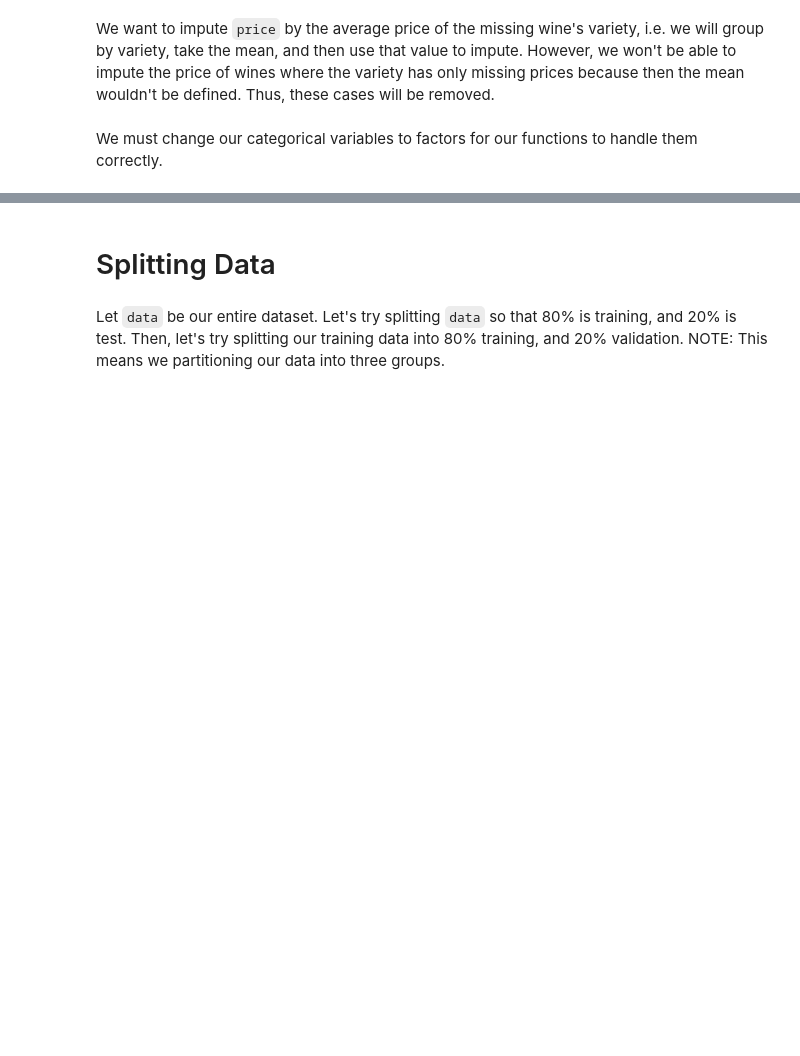
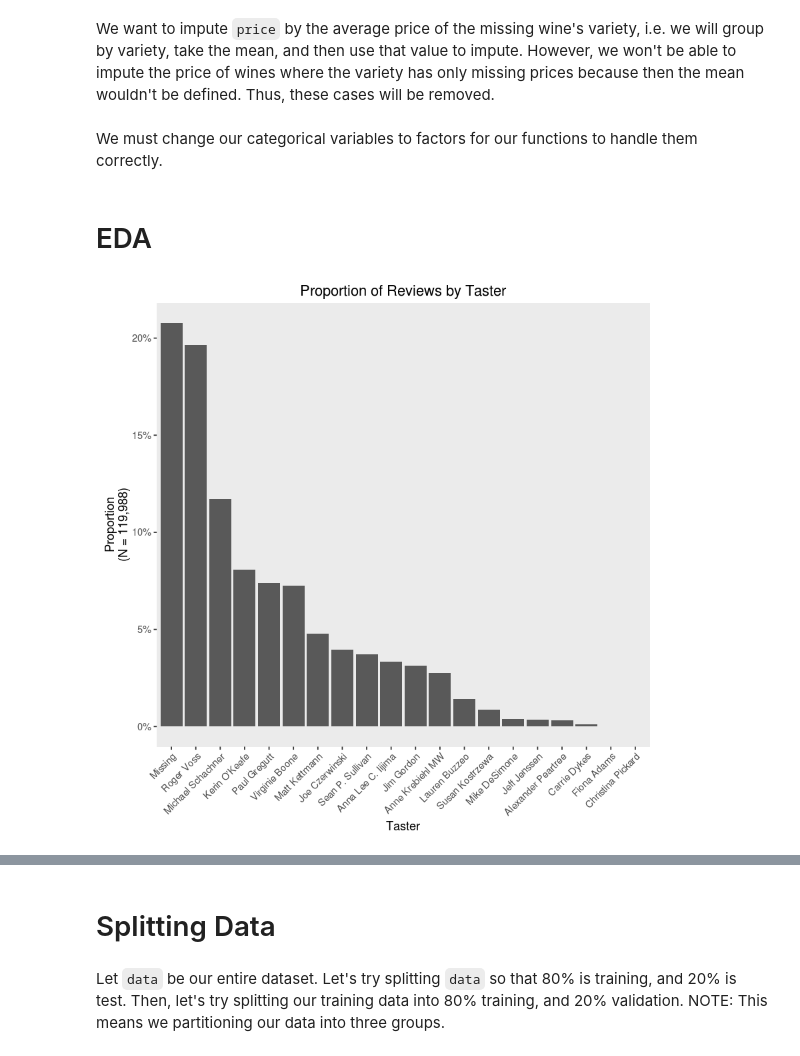
Before and after one commit to yiwenliu0127/707wine, a Jupyter notebook: 707Wine_Benji_Wagner.ipynb, the cells around one changed output, grey strips where cells are left out. Saved outputs shown, nothing was run; the diff lists cells and outputs as text; code cells hidden in the pictures; blank space fills up the shorter version.

Commit message:
Added EDA Plots

```diff
--- a/707Wine_Benji_Wagner.ipynb
+++ b/707Wine_Benji_Wagner.ipynb
@@ -146,3 +143,5 @@ change_to_factor <- function(df){
 data <- change_to_factor(data)
 # %% [markdown]
 We must change our categorical variables to factors for our functions to handle them correctly.
+# %% [markdown]
+# EDA
@@ -148,0 +151,11 @@ We must change our categorical variables to factors for our functions to handle
+# %%
+temp$Taster <- factor(temp$Taster, levels = temp$Taster[rev(order(temp$Proportion))])
+# %%
+temp %>% ggplot(mapping = aes(x = Taster, y = Proportion)) +
+    geom_bar(stat = "identity") +
+    theme(axis.text.x = element_text(angle = 45, vjust = 1, hjust=1),
+          panel.grid.major = element_blank(), panel.grid.minor = element_blank()) +
+    labs(title = "Proportion of Reviews by Taster", y = "Proportion\n(N = 119,988)") +
+    scale_y_continuous(labels = scales::percent)
+# %% [output]
+[figure, added]
```
Also changed, not shown: parts of 24 cells of this notebook.
